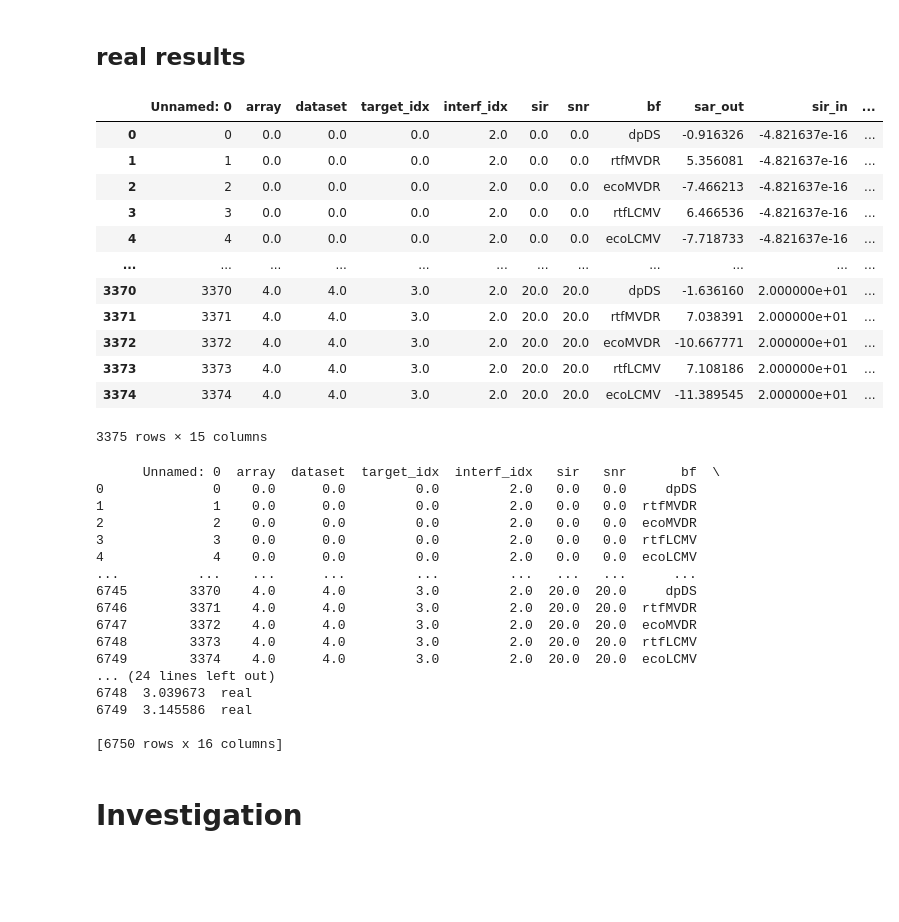
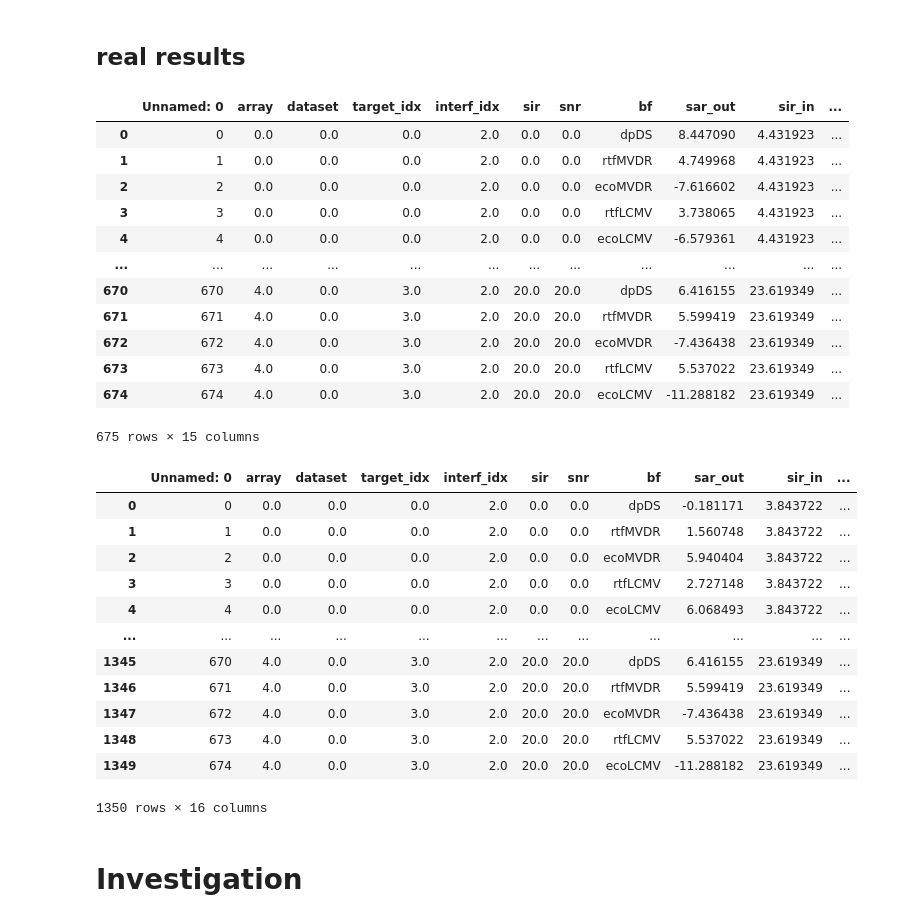
Before and after one commit to Chutlhu/dEchorate, a Jupyter notebook: notebooks/Echo aware Beamforming - results.ipynb, the cells around one changed output. Saved outputs shown, nothing was run; the diff lists cells and outputs as text; code cells hidden in the pictures; blank space fills up the shorter version.

```diff
--- a/notebooks/Echo aware Beamforming - results.ipynb
+++ b/notebooks/Echo aware Beamforming - results.ipynb
@@ -29,46 +30,43 @@ results_synt
 # %% [markdown]
 ## real results
 # %%
-path_to_data = '../recipes/echo_aware_processing/results.csv'
+filename = '2020-07-20_results_real_dataset-0.csv'
+path_to_data = '../recipes/echo_aware_processing/' + filename
 results_real = pd.read_csv(path_to_data)
 results_real
 # %% [output]
 |  | Unnamed: 0 | array | dataset | target_idx | interf_idx | sir | snr | bf | sar_out | sir_in | ... |
-| 0 | 0 | 0.0 | 0.0 | 0.0 | 2.0 | 0.0 | 0.0 | dpDS | -0.916326 | -4.821637e-16 | ... |
-| 1 | 1 | 0.0 | 0.0 | 0.0 | 2.0 | 0.0 | 0.0 | rtfMVDR | 5.356081 | -4.821637e-16 | ... |
-| 2 | 2 | 0.0 | 0.0 | 0.0 | 2.0 | 0.0 | 0.0 | ecoMVDR | -7.466213 | -4.821637e-16 | ... |
-| 3 | 3 | 0.0 | 0.0 | 0.0 | 2.0 | 0.0 | 0.0 | rtfLCMV | 6.466536 | -4.821637e-16 | ... |
-| 4 | 4 | 0.0 | 0.0 | 0.0 | 2.0 | 0.0 | 0.0 | ecoLCMV | -7.718733 | -4.821637e-16 | ... |
+| 0 | 0 | 0.0 | 0.0 | 0.0 | 2.0 | 0.0 | 0.0 | dpDS | 8.447090 | 4.431923 | ... |
+| 1 | 1 | 0.0 | 0.0 | 0.0 | 2.0 | 0.0 | 0.0 | rtfMVDR | 4.749968 | 4.431923 | ... |
+| 2 | 2 | 0.0 | 0.0 | 0.0 | 2.0 | 0.0 | 0.0 | ecoMVDR | -7.616602 | 4.431923 | ... |
+| 3 | 3 | 0.0 | 0.0 | 0.0 | 2.0 | 0.0 | 0.0 | rtfLCMV | 3.738065 | 4.431923 | ... |
+| 4 | 4 | 0.0 | 0.0 | 0.0 | 2.0 | 0.0 | 0.0 | ecoLCMV | -6.579361 | 4.431923 | ... |
 | ... | ... | ... | ... | ... | ... | ... | ... | ... | ... | ... | ... |
-| 3370 | 3370 | 4.0 | 4.0 | 3.0 | 2.0 | 20.0 | 20.0 | dpDS | -1.636160 | 2.000000e+01 | ... |
-| 3371 | 3371 | 4.0 | 4.0 | 3.0 | 2.0 | 20.0 | 20.0 | rtfMVDR | 7.038391 | 2.000000e+01 | ... |
-| 3372 | 3372 | 4.0 | 4.0 | 3.0 | 2.0 | 20.0 | 20.0 | ecoMVDR | -10.667771 | 2.000000e+01 | ... |
-| 3373 | 3373 | 4.0 | 4.0 | 3.0 | 2.0 | 20.0 | 20.0 | rtfLCMV | 7.108186 | 2.000000e+01 | ... |
-| 3374 | 3374 | 4.0 | 4.0 | 3.0 | 2.0 | 20.0 | 20.0 | ecoLCMV | -11.389545 | 2.000000e+01 | ... |
+| 670 | 670 | 4.0 | 0.0 | 3.0 | 2.0 | 20.0 | 20.0 | dpDS | 6.416155 | 23.619349 | ... |
+| 671 | 671 | 4.0 | 0.0 | 3.0 | 2.0 | 20.0 | 20.0 | rtfMVDR | 5.599419 | 23.619349 | ... |
+| 672 | 672 | 4.0 | 0.0 | 3.0 | 2.0 | 20.0 | 20.0 | ecoMVDR | -7.436438 | 23.619349 | ... |
+| 673 | 673 | 4.0 | 0.0 | 3.0 | 2.0 | 20.0 | 20.0 | rtfLCMV | 5.537022 | 23.619349 | ... |
+| 674 | 674 | 4.0 | 0.0 | 3.0 | 2.0 | 20.0 | 20.0 | ecoLCMV | -11.288182 | 23.619349 | ... |
-3375 rows × 15 columns
+675 rows × 15 columns
 # %%
 results_real['data'] = 'real'
 results_synt['data'] = 'synt'
 results = pd.concat([results_synt, results_real], ignore_index=True)
-print(results)
+results
 # %% [output]
+|  | Unnamed: 0 | array | dataset | target_idx | interf_idx | sir | snr | bf | sar_out | sir_in | ... |
+| 0 | 0 | 0.0 | 0.0 | 0.0 | 2.0 | 0.0 | 0.0 | dpDS | -0.181171 | 3.843722 | ... |
+| 1 | 1 | 0.0 | 0.0 | 0.0 | 2.0 | 0.0 | 0.0 | rtfMVDR | 1.560748 | 3.843722 | ... |
+| 2 | 2 | 0.0 | 0.0 | 0.0 | 2.0 | 0.0 | 0.0 | ecoMVDR | 5.940404 | 3.843722 | ... |
+| 3 | 3 | 0.0 | 0.0 | 0.0 | 2.0 | 0.0 | 0.0 | rtfLCMV | 2.727148 | 3.843722 | ... |
+| 4 | 4 | 0.0 | 0.0 | 0.0 | 2.0 | 0.0 | 0.0 | ecoLCMV | 6.068493 | 3.843722 | ... |
+| ... | ... | ... | ... | ... | ... | ... | ... | ... | ... | ... | ... |
+| 1345 | 670 | 4.0 | 0.0 | 3.0 | 2.0 | 20.0 | 20.0 | dpDS | 6.416155 | 23.619349 | ... |
+| 1346 | 671 | 4.0 | 0.0 | 3.0 | 2.0 | 20.0 | 20.0 | rtfMVDR | 5.599419 | 23.619349 | ... |
+| 1347 | 672 | 4.0 | 0.0 | 3.0 | 2.0 | 20.0 | 20.0 | ecoMVDR | -7.436438 | 23.619349 | ... |
+| 1348 | 673 | 4.0 | 0.0 | 3.0 | 2.0 | 20.0 | 20.0 | rtfLCMV | 5.537022 | 23.619349 | ... |
+| 1349 | 674 | 4.0 | 0.0 | 3.0 | 2.0 | 20.0 | 20.0 | ecoLCMV | -11.288182 | 23.619349 | ... |
-      Unnamed: 0  array  dataset  target_idx  interf_idx   sir   snr       bf  \
-0              0    0.0      0.0         0.0         2.0   0.0   0.0     dpDS
-1              1    0.0      0.0         0.0         2.0   0.0   0.0  rtfMVDR
-2              2    0.0      0.0         0.0         2.0   0.0   0.0  ecoMVDR
-3              3    0.0      0.0         0.0         2.0   0.0   0.0  rtfLCMV
-4              4    0.0      0.0         0.0         2.0   0.0   0.0  ecoLCMV
-...          ...    ...      ...         ...         ...   ...   ...      ...
-6745        3370    4.0      4.0         3.0         2.0  20.0  20.0     dpDS
-6746        3371    4.0      4.0         3.0         2.0  20.0  20.0  rtfMVDR
-6747        3372    4.0      4.0         3.0         2.0  20.0  20.0  ecoMVDR
-6748        3373    4.0      4.0         3.0         2.0  20.0  20.0  rtfLCMV
-6749        3374    4.0      4.0         3.0         2.0  20.0  20.0  ecoLCMV
-... (24 lines left out)
-6748  3.039673  real
-6749  3.145586  real
-
-[6750 rows x 16 columns]
+1350 rows × 16 columns
 # %% [markdown]
 # Investigation
 # %% [markdown]
```
Also changed, not shown: parts of 4 cells of this notebook, 9 other files.
